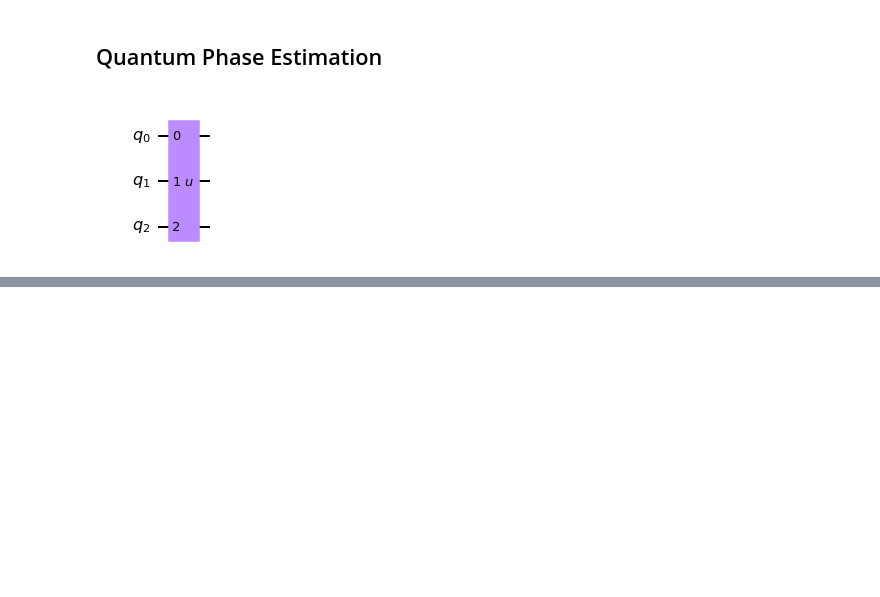
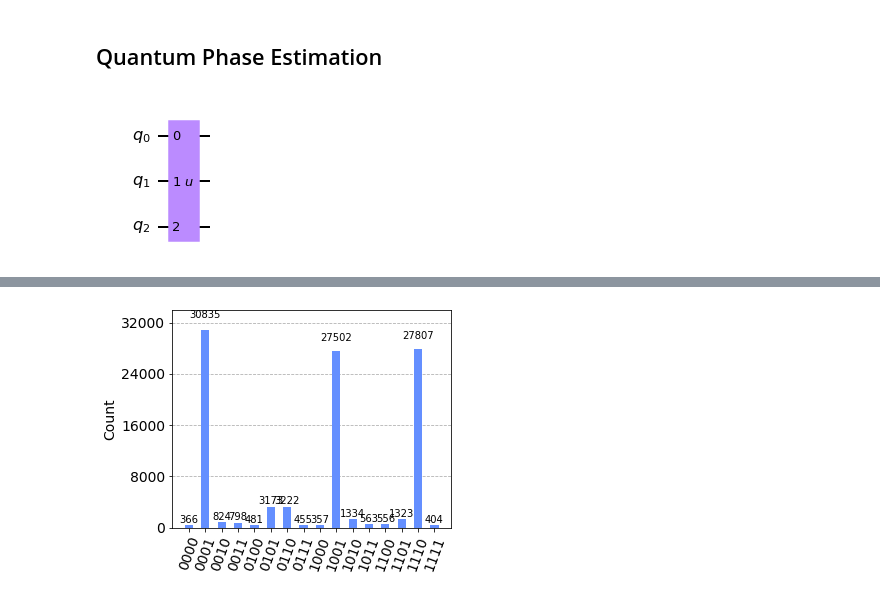
Before and after one commit to tybens/quantum-data-fitting-HHL, a Jupyter notebook: hhl-non-hermitian.ipynb, the cells around one changed output, grey strips where cells are left out. Drawn from its saved outputs; the diff is of its cells as text; code cells hidden in the pictures; blank space fills up the shorter version.

```diff
--- a/hhl-non-hermitian.ipynb
+++ b/hhl-non-hermitian.ipynb
@@ -135,0 +164,10 @@ First, perform a hadamard on all the memory qubits.
+# %%
+nShots = 100000
+
+backend_qasm = Aer.get_backend('qasm_simulator')
+# perform constant_full_circuit just 1 time and plot the histogram of states!
+res = execute(circ, backend_qasm,shots=nShots).result()
+counts = res.get_counts();
+plot_histogram(counts, figsize=(5,4))
+# %% [output]
+[figure, added]
```
Also changed, not shown: parts of 10 cells of this notebook.
